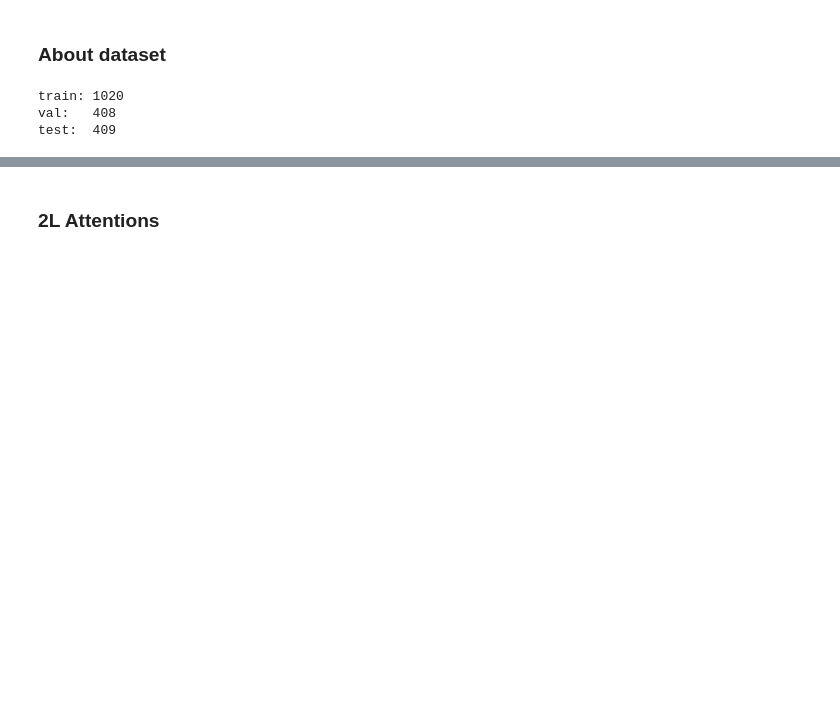
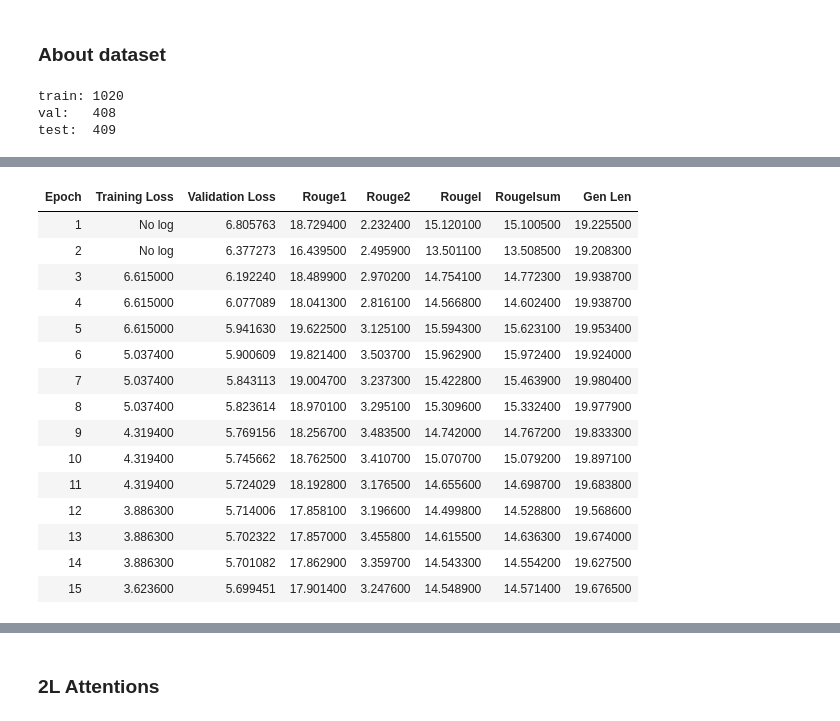
Before and after one commit to epsilon-deltta/nd-summarization, a Jupyter notebook: Fine-tuningDeepAttentions.ipynb, the cells around one changed output, grey strips where cells are left out. Drawn from its saved outputs; the diff is of its cells as text; code cells hidden in the pictures; blank space fills up the shorter version.

Commit message:
1L attn w/ SC

```diff
--- a/Fine-tuningDeepAttentions.ipynb
+++ b/Fine-tuningDeepAttentions.ipynb
@@ -15,0 +83,64 @@ test:  409
+# %%
+import copy
+from torch import nn
+evals = {}
+for i,attn in enumerate(attn_li[:]):
+    not_allowed = ('AFT_FULL','EMSA')
+    print(attn)
+    if attn.__str__().startswith(not_allowed):
+        continue
+
+    import os
+    model_name = attn.__str__().split('(')[0]
+    # model_name = model_checkpoint.split("/")[-1] + model_name
+    saved_path = os.path.join('./output',model_name)
+
+    args = Seq2SeqTrainingArguments(
+        saved_path,
+        evaluation_strategy = "epoch",
+        learning_rate=2e-5,
+        per_device_train_batch_size=batch_size,
+        per_device_eval_batch_size=batch_size,
+        weight_decay=0.01,
+        save_total_limit=3,
+        num_train_epochs=15,
+        predict_with_generate=True,
+        fp16=True,
+        save_strategy='epoch',
+        load_best_model_at_end=True,
+    #     push_to_hub=True,
+    )
+
+    class tel2lin1(nn.Module):
+        def __init__(self):
+            super(tel2lin1,self).__init__()
+            # self.tel = nn.TransformerEncoderLayer(d_model=768,nhead=3,batch_first=True)
+            tels = [copy.deepcopy(attn) for _ in range(1) ]
+            self.tels = nn.ModuleList(tels)
+            self.lin = nn.Linear(in_features=768,out_features=50265, bias=False)
+
+        def forward(self,x):
+            if attn.__str__().startswith('ExternalAttention'):
+                for tel in self.tels:
+                    x = tel(x)+x
+            else:
+                for tel in self.tels:
+                    x = tel(x,x,x)+x
+            x = self.lin(x)
+            return x
+    model.lm_head = tel2lin1()
+
+    trainer = Seq2SeqTrainer(
+        model,
+        args,
+        train_dataset=tr,
+        eval_dataset=val,
+        data_collator=data_collator,
+        tokenizer=tokenizer,
+        compute_metrics=compute_metrics
+    )
+
+    trainer.train()
+
+    evals[f'{model_name}'] = trainer.evaluate(eval_dataset=te)
+# %% [output]
@@ -15,0 +164,16 @@ test:  409
+| Epoch | Training Loss | Validation Loss | Rouge1 | Rouge2 | Rougel | Rougelsum | Gen Len |
+| 1 | No log | 6.805763 | 18.729400 | 2.232400 | 15.120100 | 15.100500 | 19.225500 |
+| 2 | No log | 6.377273 | 16.439500 | 2.495900 | 13.501100 | 13.508500 | 19.208300 |
+| 3 | 6.615000 | 6.192240 | 18.489900 | 2.970200 | 14.754100 | 14.772300 | 19.938700 |
+| 4 | 6.615000 | 6.077089 | 18.041300 | 2.816100 | 14.566800 | 14.602400 | 19.938700 |
+| 5 | 6.615000 | 5.941630 | 19.622500 | 3.125100 | 15.594300 | 15.623100 | 19.953400 |
+| 6 | 5.037400 | 5.900609 | 19.821400 | 3.503700 | 15.962900 | 15.972400 | 19.924000 |
+| 7 | 5.037400 | 5.843113 | 19.004700 | 3.237300 | 15.422800 | 15.463900 | 19.980400 |
+| 8 | 5.037400 | 5.823614 | 18.970100 | 3.295100 | 15.309600 | 15.332400 | 19.977900 |
+| 9 | 4.319400 | 5.769156 | 18.256700 | 3.483500 | 14.742000 | 14.767200 | 19.833300 |
+| 10 | 4.319400 | 5.745662 | 18.762500 | 3.410700 | 15.070700 | 15.079200 | 19.897100 |
+| 11 | 4.319400 | 5.724029 | 18.192800 | 3.176500 | 14.655600 | 14.698700 | 19.683800 |
+| 12 | 3.886300 | 5.714006 | 17.858100 | 3.196600 | 14.499800 | 14.528800 | 19.568600 |
+| 13 | 3.886300 | 5.702322 | 17.857000 | 3.455800 | 14.615500 | 14.636300 | 19.674000 |
+| 14 | 3.886300 | 5.701082 | 17.862900 | 3.359700 | 14.543300 | 14.554200 | 19.627500 |
+| 15 | 3.623600 | 5.699451 | 17.901400 | 3.247600 | 14.548900 | 14.571400 | 19.676500 |
```
Also changed, not shown: parts of 9 cells of this notebook.
